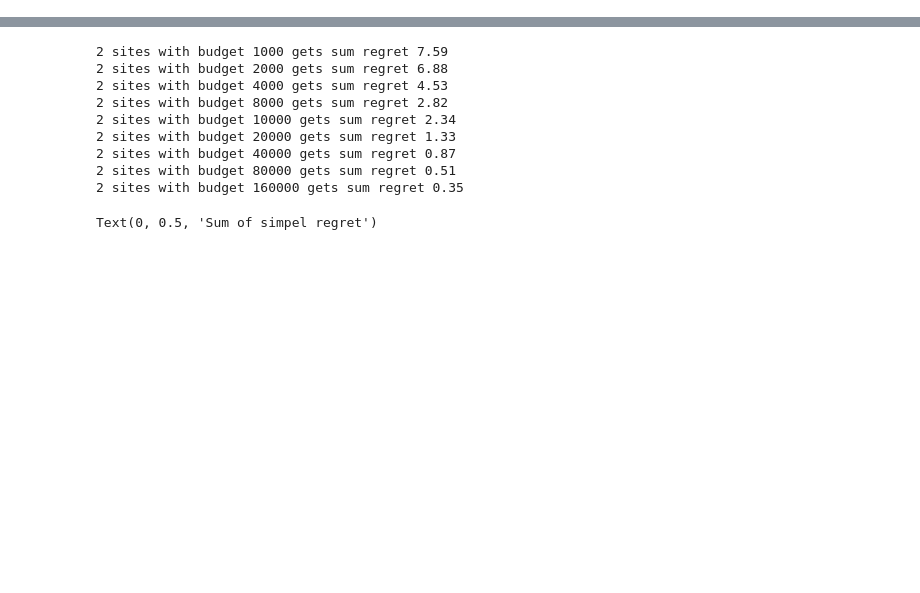
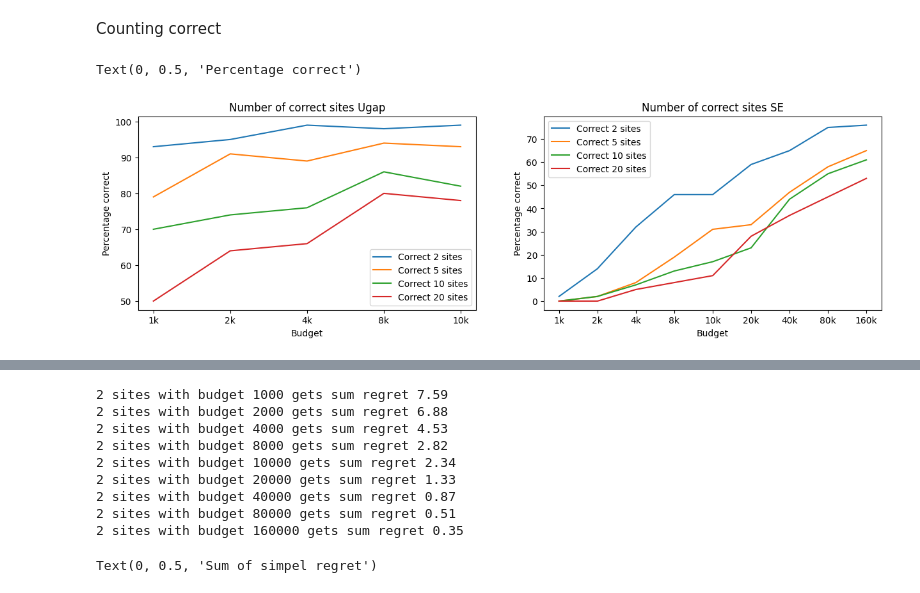
Before and after one commit to FlorisSchmidt/PBO, a Jupyter notebook: plots.ipynb, the cells around one changed output, grey strips where cells are left out. Saved outputs shown, nothing was run; the diff lists cells and outputs as text; code cells hidden in the pictures; blank space fills up the shorter version.

```diff
--- a/plots.ipynb
+++ b/plots.ipynb
@@ -38,0 +60,43 @@ for site in number_of_sites:
+# %% [markdown]
+Counting correct
+# %%
+correct_site_ugap_1 = pd.DataFrame(columns=['Correct 2 sites','Correct 5 sites','Correct 10 sites','Correct 20 sites'])
+
+for idx in range(5):
+    correct_site_ugap_1 = correct_site_ugap_1.append({
+    'Correct 2 sites' : simpel_regrets_ugap_1.get(sites2[idx]).count(0),
+    'Correct 5 sites' : simpel_regrets_ugap_1.get(sites5[idx]).count(0),
+    'Correct 10 sites' : simpel_regrets_ugap_1.get(sites10[idx]).count(0),
+    'Correct 20 sites' : simpel_regrets_ugap_1.get(sites20[idx]).count(0)
+    }, ignore_index=True
+    )
+
+correct_site_se = pd.DataFrame(columns=['Correct 2 sites','Correct 5 sites','Correct 10 sites','Correct 20 sites'])
+
+for idx in range(9):
+    correct_site_se = correct_site_se.append({
+    'Correct 2 sites' : simpel_regrets_se.get(sites2[idx]).count(0),
+    'Correct 5 sites' : simpel_regrets_se.get(sites5[idx]).count(0),
+    'Correct 10 sites' : simpel_regrets_se.get(sites10[idx]).count(0),
+    'Correct 20 sites' : simpel_regrets_se.get(sites20[idx]).count(0)
+    }, ignore_index=True
+    )
+# %%
+import matplotlib.pyplot as plt
+
+fig, axes = plt.subplots(nrows=1, ncols=2)
+fig.set_figwidth(15)
+plot = correct_site_ugap_1.plot(ax=axes[0])
+plot.set_xticks(x[:5],xi[:5])
+plot.set_title('Number of correct sites Ugap')
+plot.set_xlabel('Budget')
+plot.set_ylabel('Percentage correct')
+
+plot = correct_site_se.plot(ax=axes[1])
+plot.set_xticks(x[:10],xi[:10])
+plot.set_title('Number of correct sites SE')
+plot.set_xlabel('Budget')
+plot.set_ylabel('Percentage correct')
+# %% [output]
+Text(0, 0.5, 'Percentage correct')
+[figure, added]
```
Also changed, not shown: parts of 11 cells of this notebook.
